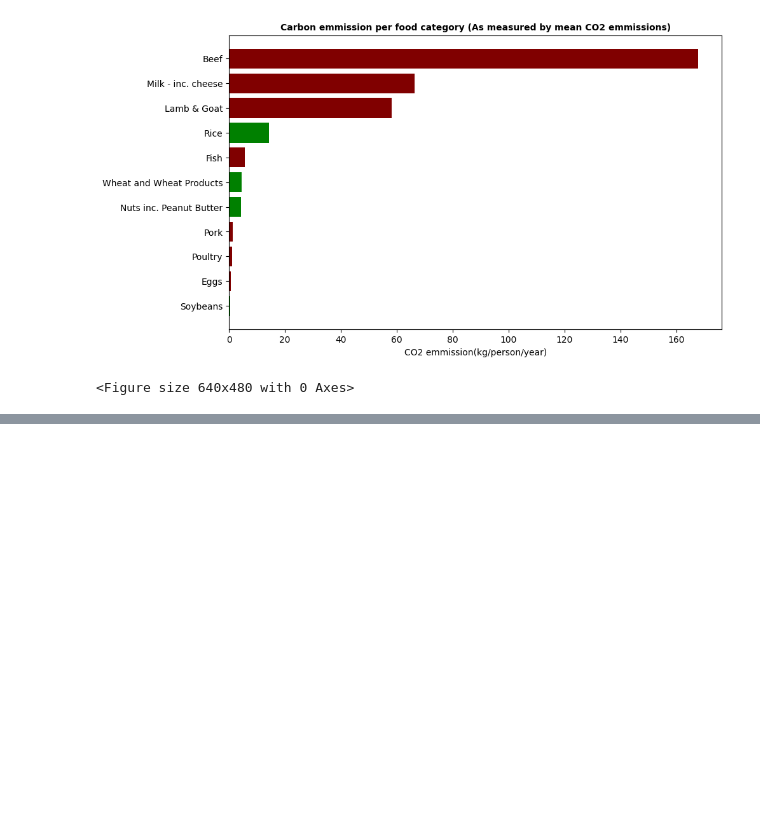
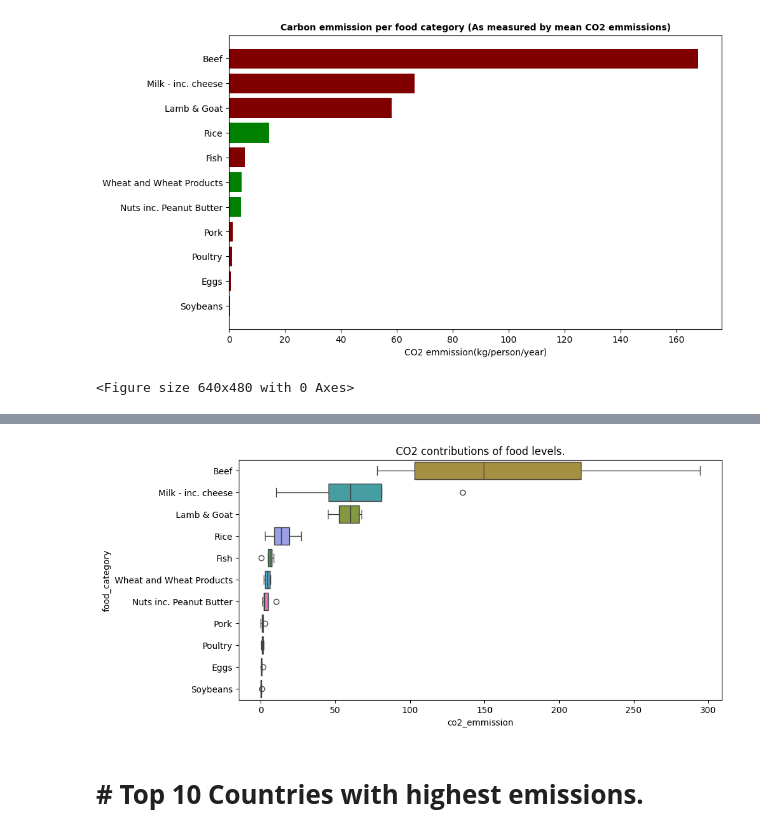
Before and after one commit to Doclikam/Python-pydata, a Jupyter notebook: food_carbon_footprint.ipynb, the cells around one changed output, grey strips where cells are left out. Drawn from its saved outputs; the diff is of its cells as text; code cells hidden in the pictures; blank space fills up the shorter version.

```diff
--- a/food_carbon_footprint.ipynb
+++ b/food_carbon_footprint.ipynb
@@ -134,0 +194,13 @@ plt.savefig('food_carbon_emmission.png')
+# %%
+plt.figure(figsize=(10,5))
+sns.boxplot(data=countries, x='co2_emmission',y='food_category',
+            hue='food_category', legend=False, palette='husl',
+            order=['Beef','Milk - inc. cheese','Lamb & Goat','Rice',
+                   'Fish','Wheat and Wheat Products', 'Nuts inc. Peanut Butter',
+                   'Pork','Poultry','Eggs','Soybeans',])
+plt.title('CO2 contributions of food levels.')
+plt.show()
+# %% [output]
+[figure, added]
+# %% [markdown]
+# **# Top 10 Countries with highest emissions.**
```
Also changed, not shown: parts of 12 cells of this notebook.
